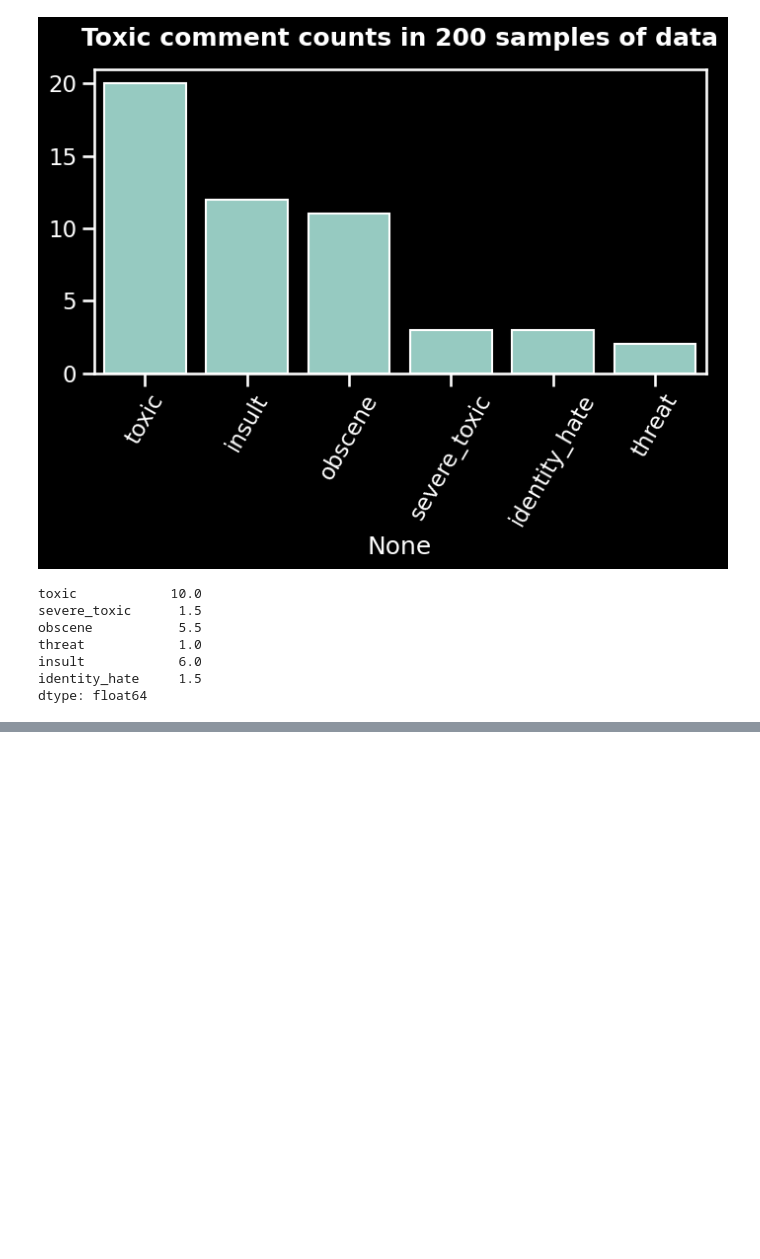
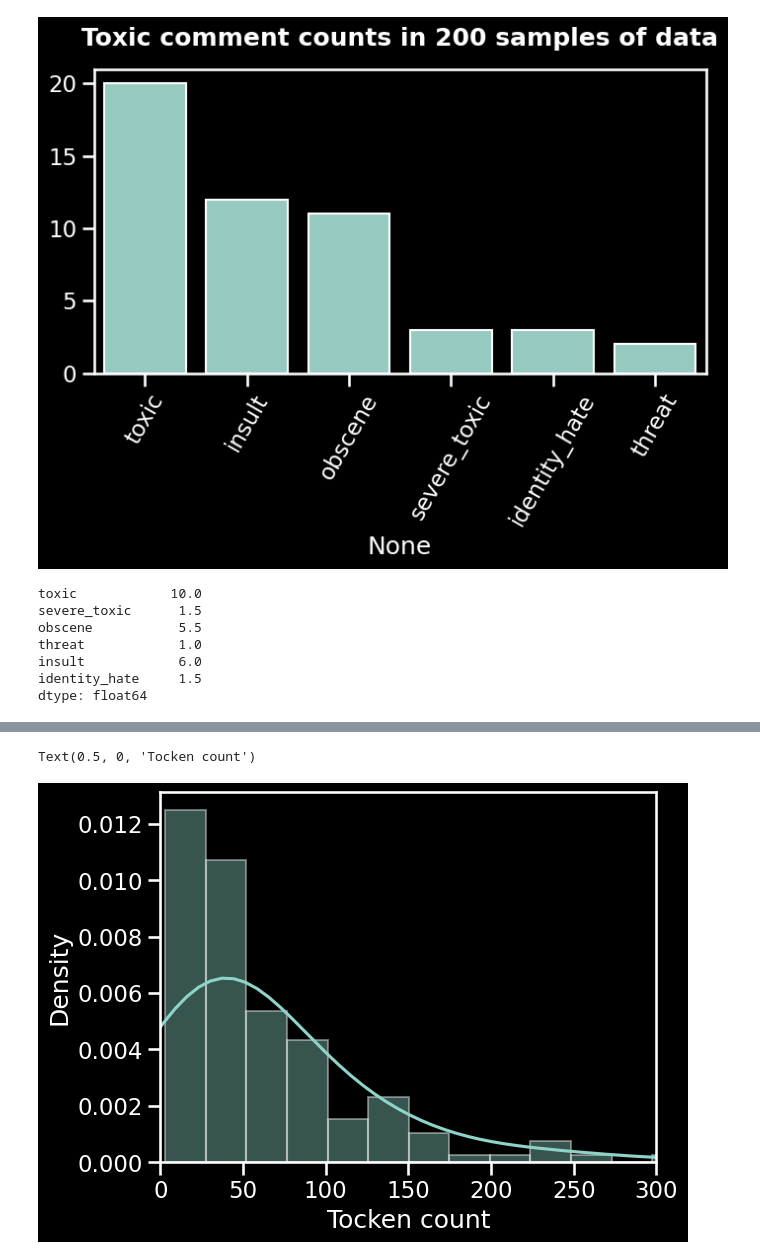
Before and after one commit to LHY-UESTC/NLP, a Jupyter notebook: NLP2.ipynb, the cells around one changed output, grey strips where cells are left out. Cells and saved outputs as stored; diff of their text form; code cells hidden in the pictures; blank space fills up the shorter version.

Commit message:
feat:finish Functions for training and validating

```diff
--- a/NLP2.ipynb
+++ b/NLP2.ipynb
@@ -221,0 +289,9 @@ dtype: float64
+# %%
+# 我们使用20%的训练数据作为验证集。
+kfold = 5
+# 使用 train.index % kfold 计算每个样本在数据集中的索引值与 kfold 取模的结果。
+# 这个操作会生成一个包含与数据集索引对应的折叠编号的 Series 对象。
+train['kfold'] = train.index % kfold
+# train.index 表示训练数据集的索引，而 % 是取模运算符，用于计算索引与 kfold 的模。
+# 这样，对于索引为 i 的样本，i % kfold 的结果将是 0 到 4 之间的整数，对应着 5 个折叠中的一个。
+train.index % kfold
@@ -221,0 +303,8 @@ dtype: float64
+# %%
+# reset_index创建一个名为'index'的列，并将旧的索引值保存在其中并更新index的值。
+# drop=True删除具有旧索引值的列“索引”。
+p_train = train[train["kfold"] != 0].reset_index(drop = True)
+p_valid = train[train["kfold"] == 0].reset_index(drop = True)
+
+p_train.head()
+# p_valid.head()
@@ -221,0 +318,16 @@ dtype: float64
+# %%
+from transformers import BertTokenizer, BertModel
+# 这行代码创建了一个BertTokenizer对象，并从预训练的BERT模型bert-base-cased加载了相应的词汇表和分词器配置。
+# bert-base-cased是一个预训练的BERT模型，其中的cased表示该模型区分大小写。
+tokenizer = BertTokenizer.from_pretrained('./bert-base-cased')
+# %%
+%%time
+# 创建一个空列表senten_len，用于存储句子的长度。
+senten_len = []
+# 使用for循环遍历p_train['clean_text']数据集中的每个句子。
+# tqdm是一个用于显示进度条的库，它可以让你在处理大量数据时了解代码的执行进度。
+for sentence in tqdm(p_train['clean_text']):
+    # 使用tokenizer.encode_plus()方法将当前句子sentence进行编码，获取其对应的输入标记（token）的ID序列。
+    token_words = tokenizer.encode_plus(sentence)['input_ids']
+    # 将当前句子的标记序列的长度添加到senten_len列表中。len(token_words)返回标记序列的长度，即句子的长度。
+    senten_len.append(len(token_words))
@@ -221,0 +337,11 @@ dtype: float64
+# %%
+# 我们将看看标记化评论的长度分布，以便了解如何为标记化评论设置max_length。
+#  使用Seaborn库的distplot()函数绘制标记化评论长度（即句子长度）的分布图。senten_len是包含句子长度的列表。
+sns.distplot(senten_len)
+# 使用Matplotlib库的xlim()函数设置x轴的范围。在这里，范围被设置为0到300，以便更清楚地观察长度在该范围内的句子分布情况。
+plt.xlim([0, 300])
+# 使用Matplotlib库的xlabel()函数设置x轴的标签为"Token count"，表示标记（token）的数量。
+plt.xlabel('Tocken count')
+# %% [output]
+Text(0.5, 0, 'Tocken count')
+[figure, added]
```
Also changed, not shown: parts of 35 cells of this notebook, 1 other file.
